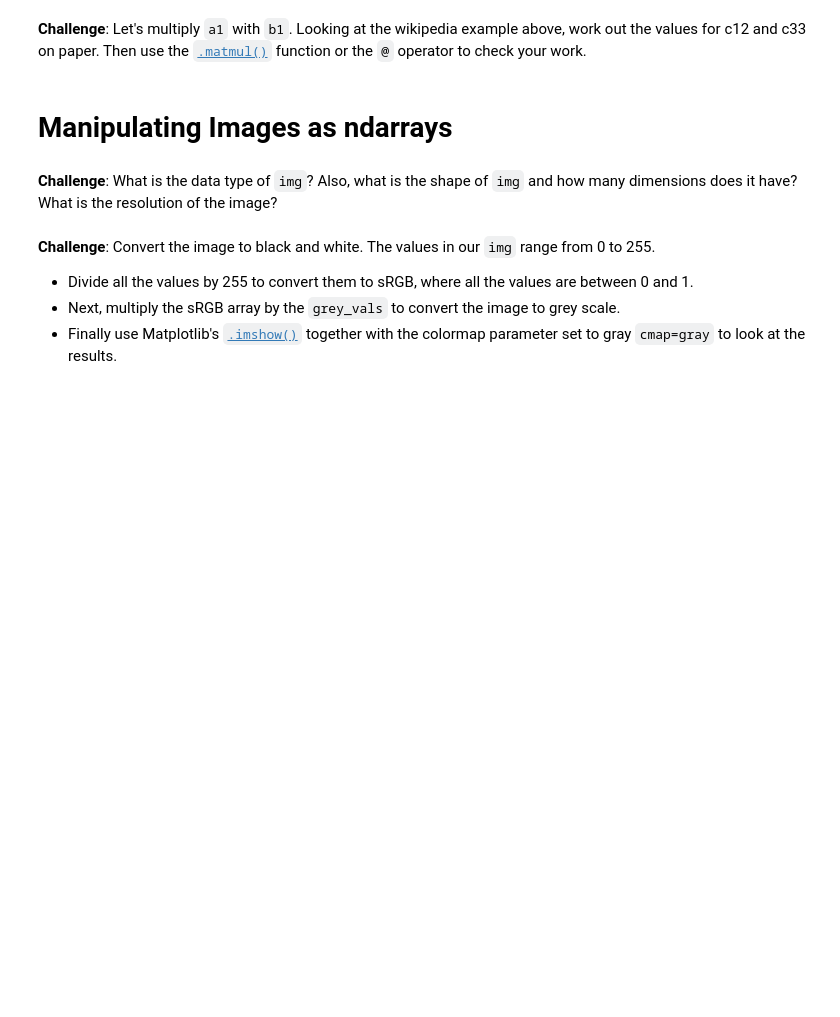
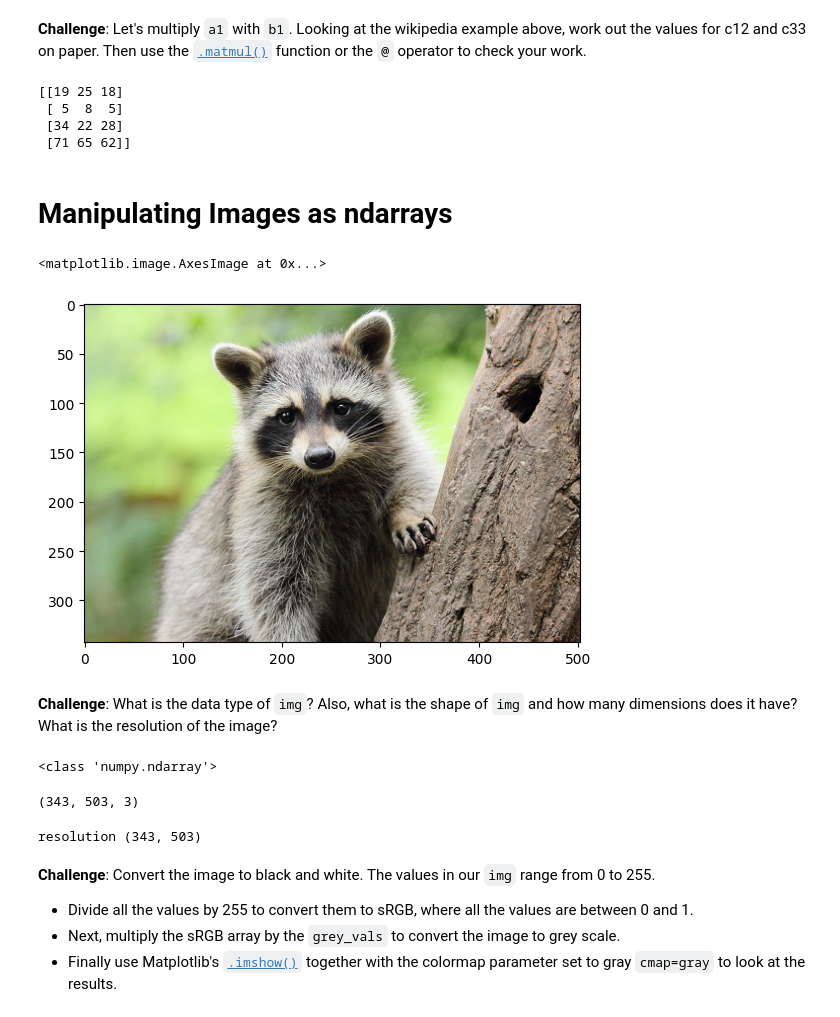
Before and after one commit to build-by-dhruv/advance_computation_with_numpy, a Jupyter notebook: Computation_with_NumPy_and_N_Dimensional_Arrays_(start).ipynb, the cells around one changed output. Drawn from its saved outputs; the diff is of its cells as text; code cells hidden in the pictures; blank space fills up the shorter version.

```diff
--- a/Computation_with_NumPy_and_N_Dimensional_Arrays_(start).ipynb
+++ b/Computation_with_NumPy_and_N_Dimensional_Arrays_(start).ipynb
@@ -163,5 +261,14 @@ print('Dimensions of result: (4x2)*(2x3)=(4x3)')
 Dimensions of result: (4x2)*(2x3)=(4x3)
 # %% [markdown]
 **Challenge**: Let's multiply `a1` with `b1`. Looking at the wikipedia example above, work out the values for c12 and c33 on paper. Then use the [`.matmul()`](https://numpy.org/doc/stable/reference/generated/numpy.matmul.html) function or the `@` operator to check your work.
+# %%
+# result = np.dot(a1,b1)
+result = np.matmul(a1, b1)
+print(result)
+# %% [output]
+[[19 25 18]
+ [ 5  8  5]
+ [34 22 28]
+ [71 65 62]]
 # %% [markdown]
 # Manipulating Images as ndarrays
@@ -168,5 +278,32 @@ Dimensions of result: (4x2)*(2x3)=(4x3)
+# %%
+import imageio
+
+
+# Replace 'path/to/your/image.jpg' with the actual path to your image
+image_path = f'D:/Codebase2.0/100Days_of_code/Day77_advance_computation_with_numpy\Computation with NumPy (start)/advance_computation_with_numpy/racoon.jpg'
+# Load the image
+img = imageio.imread(image_path)
+
+
+# Display the image
+plt.imshow(img)
+# %% [output]
+<matplotlib.image.AxesImage at 0x...>
+[figure, added]
 # %% [markdown]
 **Challenge**: What is the data type of `img`? Also, what is the shape of `img` and how many dimensions does it have? What is the resolution of the image?
+# %%
+print(type(img))
+# %% [output]
+<class 'numpy.ndarray'>
+# %%
+print(img.shape)
+# %% [output]
+(343, 503, 3)
+# %%
+print('resolution',img.shape[:2])
+# %% [output]
+resolution (343, 503)
 # %% [markdown]
 **Challenge**: Convert the image to black and white. The values in our `img` range from 0 to 255.
 
```
Also changed, not shown: parts of 27 cells of this notebook, 1 other file.
